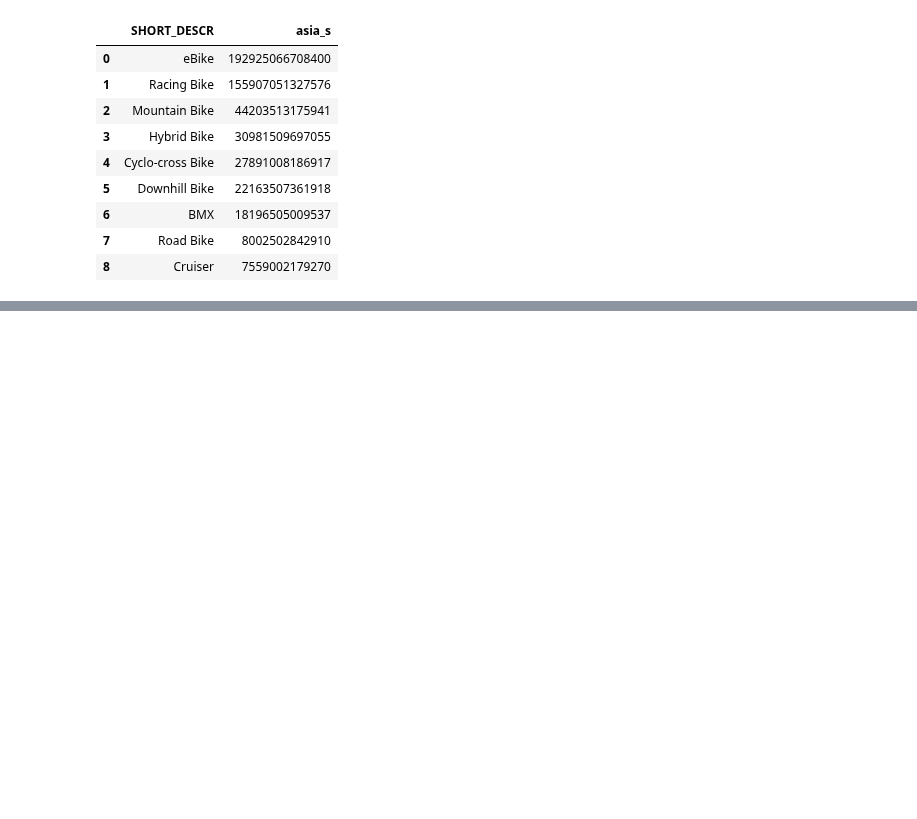
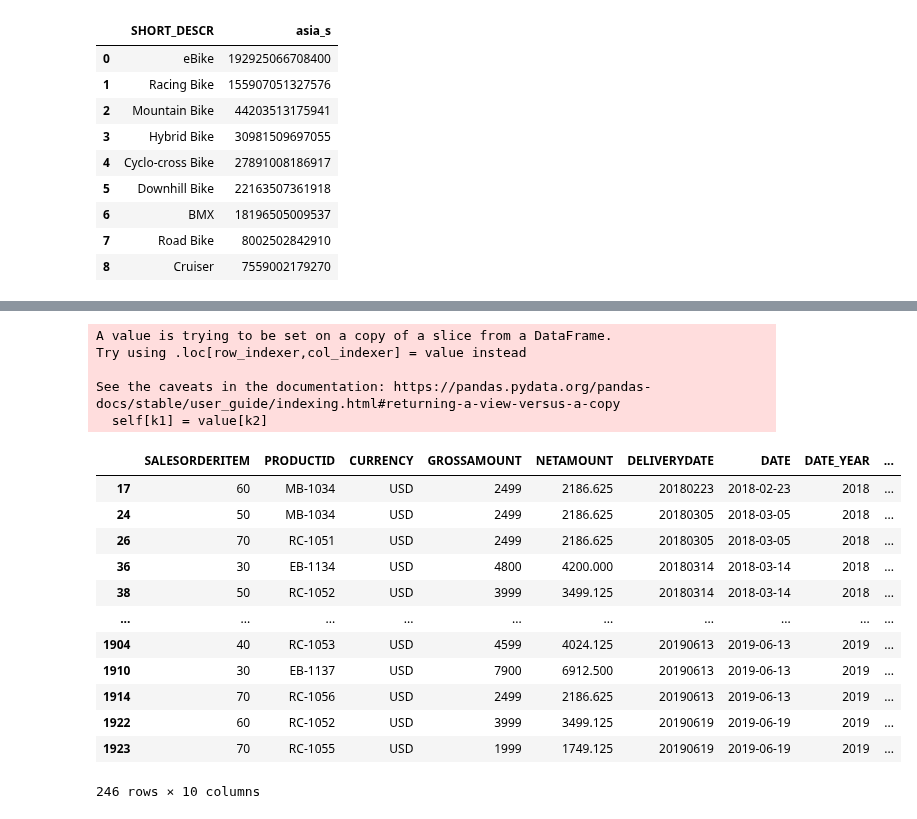
Before and after one commit to nicha0524/DPDM2021, a Jupyter notebook: Project.ipynb, the cells around one changed output, grey strips where cells are left out. Cells and saved outputs as stored; diff of their text form; code cells hidden in the pictures; blank space fills up the shorter version.

```diff
--- a/Project.ipynb
+++ b/Project.ipynb
@@ -955,0 +1074,24 @@ A.iloc[:,[0,10]]
+# %%
+
+B=Sales__OrderItems[(Sales__OrderItems['profit']>=15001)&(Sales__OrderItems['profit']<=30000)]
+B[['pro_fit']] = B[['pro_fit']].fillna('B')
+B
+# %% [output]
+A value is trying to be set on a copy of a slice from a DataFrame.
+Try using .loc[row_indexer,col_indexer] = value instead
+
+See the caveats in the documentation: https://pandas.pydata.org/pandas-docs/stable/user_guide/indexing.html#returning-a-view-versus-a-copy
+  self[k1] = value[k2]
+|  | SALESORDERITEM | PRODUCTID | CURRENCY | GROSSAMOUNT | NETAMOUNT | DELIVERYDATE | DATE | DATE_YEAR | ... |
+| 17 | 60 | MB-1034 | USD | 2499 | 2186.625 | 20180223 | 2018-02-23 | 2018 | ... |
+| 24 | 50 | MB-1034 | USD | 2499 | 2186.625 | 20180305 | 2018-03-05 | 2018 | ... |
+| 26 | 70 | RC-1051 | USD | 2499 | 2186.625 | 20180305 | 2018-03-05 | 2018 | ... |
+| 36 | 30 | EB-1134 | USD | 4800 | 4200.000 | 20180314 | 2018-03-14 | 2018 | ... |
+| 38 | 50 | RC-1052 | USD | 3999 | 3499.125 | 20180314 | 2018-03-14 | 2018 | ... |
+| ... | ... | ... | ... | ... | ... | ... | ... | ... | ... |
+| 1904 | 40 | RC-1053 | USD | 4599 | 4024.125 | 20190613 | 2019-06-13 | 2019 | ... |
+| 1910 | 30 | EB-1137 | USD | 7900 | 6912.500 | 20190613 | 2019-06-13 | 2019 | ... |
+| 1914 | 70 | RC-1056 | USD | 2499 | 2186.625 | 20190613 | 2019-06-13 | 2019 | ... |
+| 1922 | 60 | RC-1052 | USD | 3999 | 3499.125 | 20190619 | 2019-06-19 | 2019 | ... |
+| 1923 | 70 | RC-1055 | USD | 1999 | 1749.125 | 20190619 | 2019-06-19 | 2019 | ... |
+246 rows × 10 columns
```
Also changed, not shown: parts of 18 cells of this notebook.
